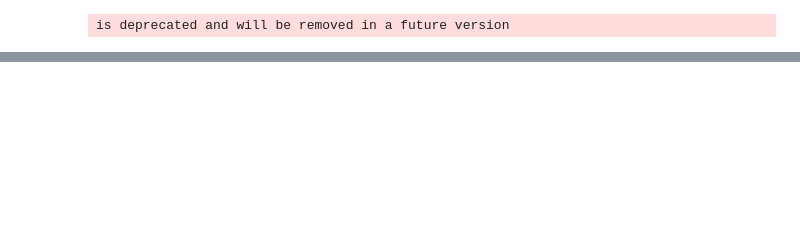
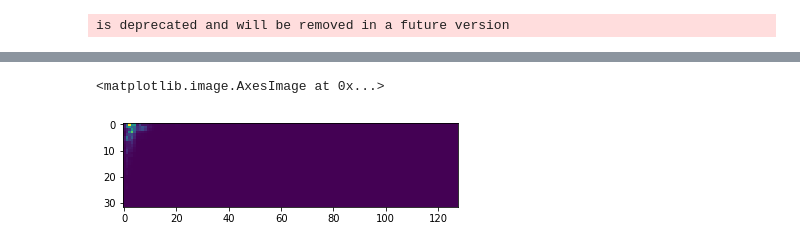
Before and after one commit to MattGraz/engr511, a Jupyter notebook: notebooks/chord_generation.ipynb, the cells around one changed output, grey strips where cells are left out. Drawn from its saved outputs; the diff is of its cells as text; code cells hidden in the pictures; blank space fills up the shorter version.

Commit message:
chord explore

```diff
--- a/notebooks/chord_generation.ipynb
+++ b/notebooks/chord_generation.ipynb
@@ -431,0 +462,2 @@ mkdir data/nsynth-train/generated_chords_single
+# %%
+chord, sr = librosa.load("data/nsynth-train/generated_chords_single/A#1_dim_guitar_acoustic_003_iter0.wav", sr=None)
@@ -431,0 +466,5 @@ mkdir data/nsynth-train/generated_chords_single
+# %%
+plt.imshow(melspectrogram(chord).T)
+# %% [output]
+<matplotlib.image.AxesImage at 0x...>
+[figure, added]
```
Also changed, not shown: parts of 12 cells of this notebook.
